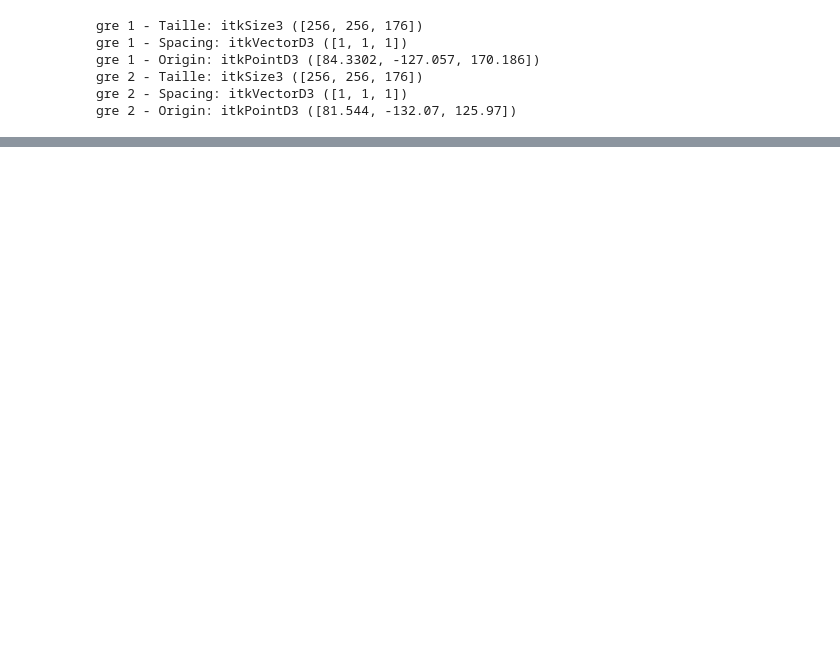
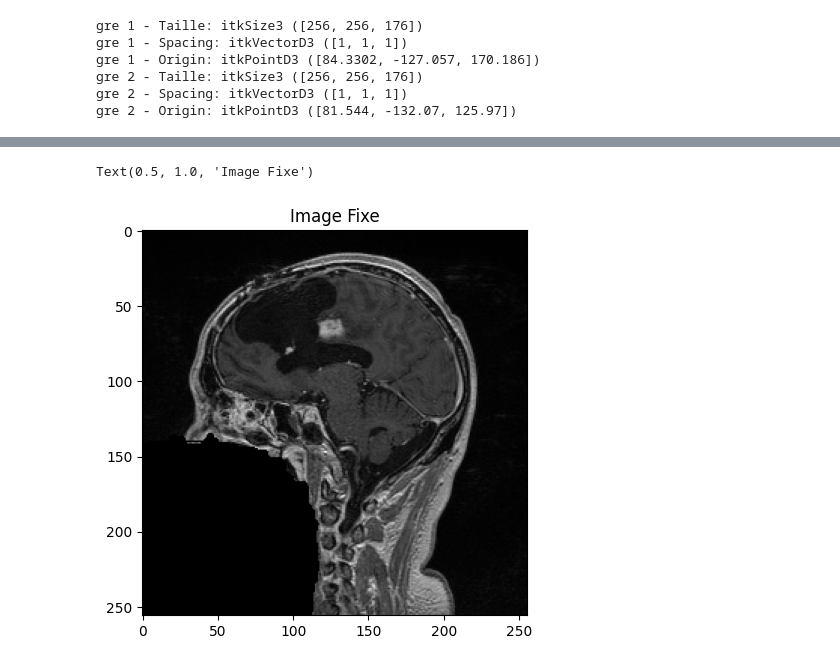
Before and after one commit to Melosdias/vtk_itk, a Jupyter notebook: src/projet_notebook.ipynb, the cells around one changed output, grey strips where cells are left out. Saved outputs shown, nothing was run; the diff lists cells and outputs as text; code cells hidden in the pictures; blank space fills up the shorter version.

```diff
--- a/src/projet_notebook.ipynb
+++ b/src/projet_notebook.ipynb
@@ -91,0 +95,10 @@ plt.show()
+# %%
+fixed_array = itk.GetArrayViewFromImage(gre1)
+fig, axes = plt.subplots(1, 1, figsize=(15, 5))
+z = fixed_array.shape[0] //  - 1
+axes.imshow(fixed_array[80, :, :], cmap="gray")
+
+axes.set_title("Image Fixe")
+# %% [output]
+Text(0.5, 1.0, 'Image Fixe')
+[figure, added]
```
Also changed, not shown: parts of 6 cells of this notebook.
